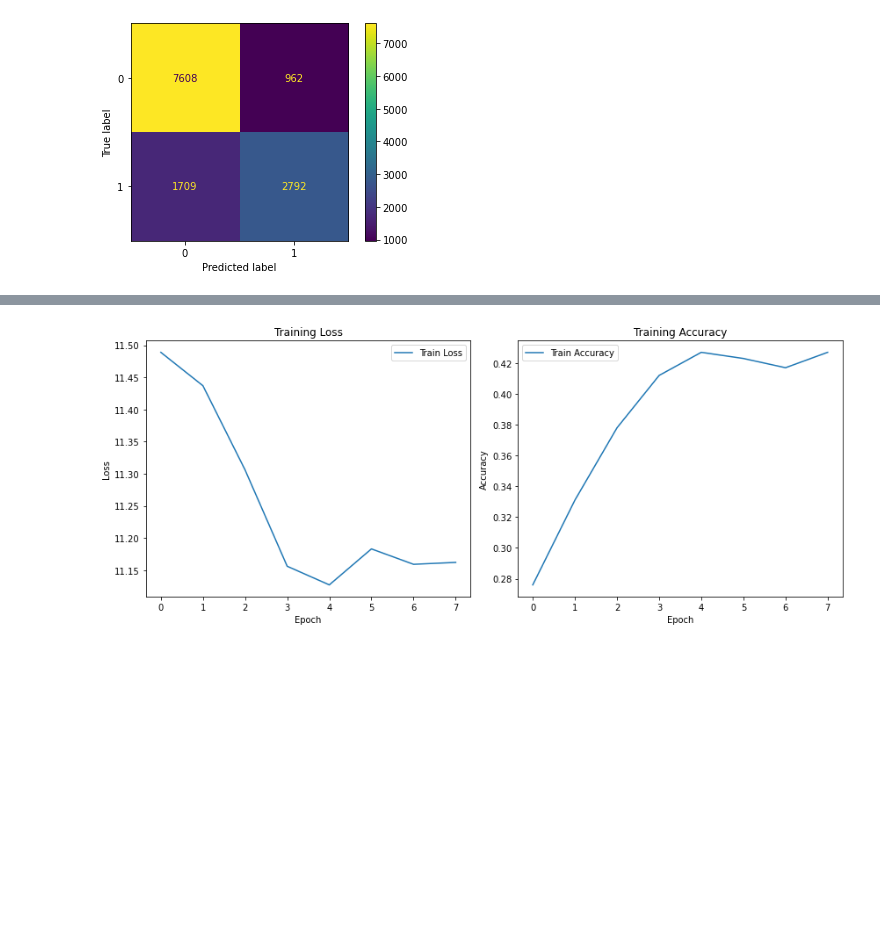
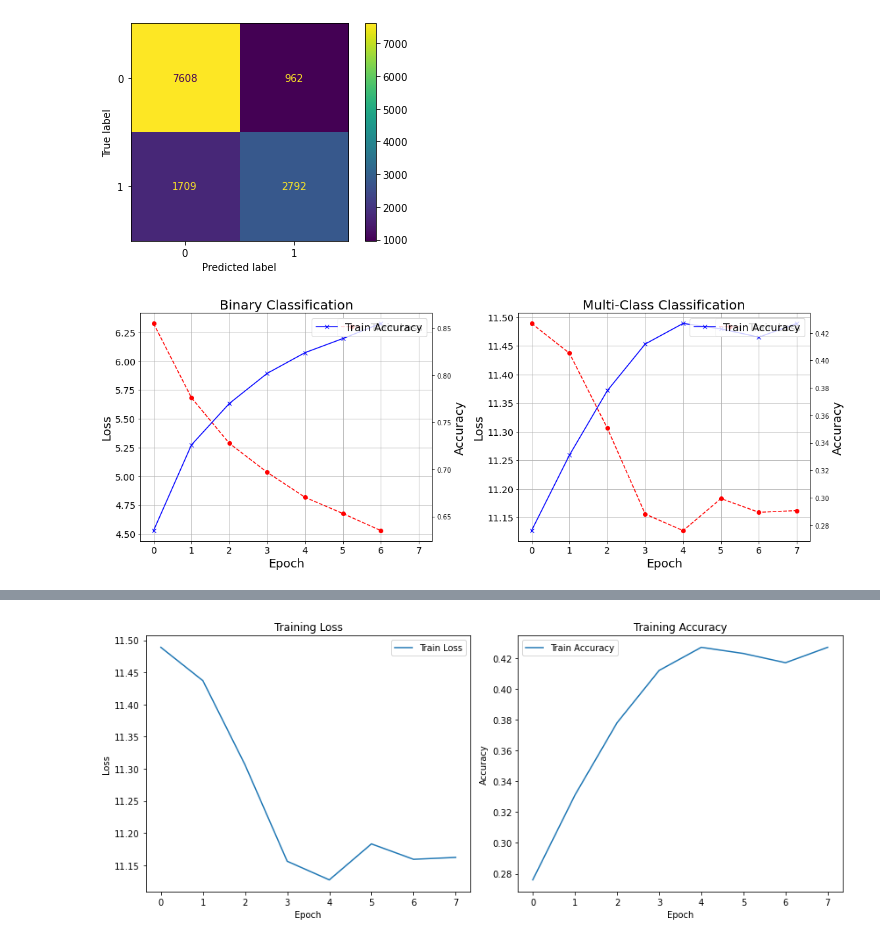
Before and after one commit to piadonabauer/GermEval2024, a Jupyter notebook: model_generation/multitask_bert.ipynb, the cells around one changed output, grey strips where cells are left out. Drawn from its saved outputs; the diff is of its cells as text; code cells hidden in the pictures; blank space fills up the shorter version.

Commit message:
updated visualization of plotted curves

```diff
--- a/model_generation/multitask_bert.ipynb
+++ b/model_generation/multitask_bert.ipynb
@@ -790,8 +792,47 @@ plt.show()
 # %%
 # binary
-train_losses = [6.327, 5.682, 5.286, 5.034, 4.817, 4.676, 4.528]
-train_accuracies = [0.635, 0.726, 0.770, 0.802, 0.824, 0.839, 0.855]
+train_losses_bin = [6.327, 5.682, 5.286, 5.034, 4.817, 4.676, 4.528]
+train_accuracies_bin = [0.635, 0.726, 0.770, 0.802, 0.824, 0.839, 0.855]
 
 # multi-class
-train_losses = [11.489, 11.437, 11.306, 11.156, 11.127, 11.183, 11.159,  11.162]
-train_accuracies = [0.276, 0.331, 0.378, 0.412, 0.427, 0.423, 0.417, 0.427]
+train_losses_mul = [11.489, 11.437, 11.306, 11.156, 11.127, 11.183, 11.159,  11.162]
+train_accuracies_mul = [0.276, 0.331, 0.378, 0.412, 0.427, 0.423, 0.417, 0.427]
+# %%
+fig, axs = plt.subplots(1, 2, figsize=(16, 6), sharex=True)
+
+# Binary Classification
+ax1 = axs[0]
+ax1.plot(train_losses_bin, color='red', linestyle='--', marker='o', label='Train Loss')
+ax1.set_ylabel('Loss', fontsize=18)
+ax1.set_title('Binary Classification', fontsize=20)
+ax1.set_xlabel('Epoch', fontsize=18)
+ax1.legend(loc='best', fontsize=16)
+ax1.grid(True)
+
+# Multi-Class Classification
+ax2 = axs[1]
+ax2.plot(train_losses_mul, color='red', linestyle='--', marker='o', label='Train Loss')
+ax2.set_ylabel('Loss', fontsize=18)
+ax2.set_title('Multi-Class Classification', fontsize=20)
+ax2.set_xlabel('Epoch', fontsize=18)
+ax2.legend(loc='best', fontsize=16)
+ax2.grid(True)
+ax1.tick_params(axis='both', which='major', labelsize=14)
+
+# Adding accuracy plots with secondary y-axis for better visibility
+ax1_2 = ax1.twinx()
+ax1_2.plot(train_accuracies_bin, color='blue', linestyle='-', marker='x', label='Train Accuracy')
+ax1_2.set_ylabel('Accuracy', fontsize=18)
+ax1_2.legend(loc='upper right', fontsize=16)
+ax2.tick_params(axis='both', which='major', labelsize=14)
+
+ax2_2 = ax2.twinx()
+ax2_2.plot(train_accuracies_mul, color='blue', linestyle='-', marker='x', label='Train Accuracy')
+ax2_2.set_ylabel('Accuracy', fontsize=18)
+ax2_2.legend(loc='upper right', fontsize=16)
+
+plt.tight_layout()
+plt.savefig('training_plots.png', dpi=300)
+plt.show()
+# %% [output]
+[figure, added]
```
Also changed, not shown: parts of 5 cells of this notebook.
